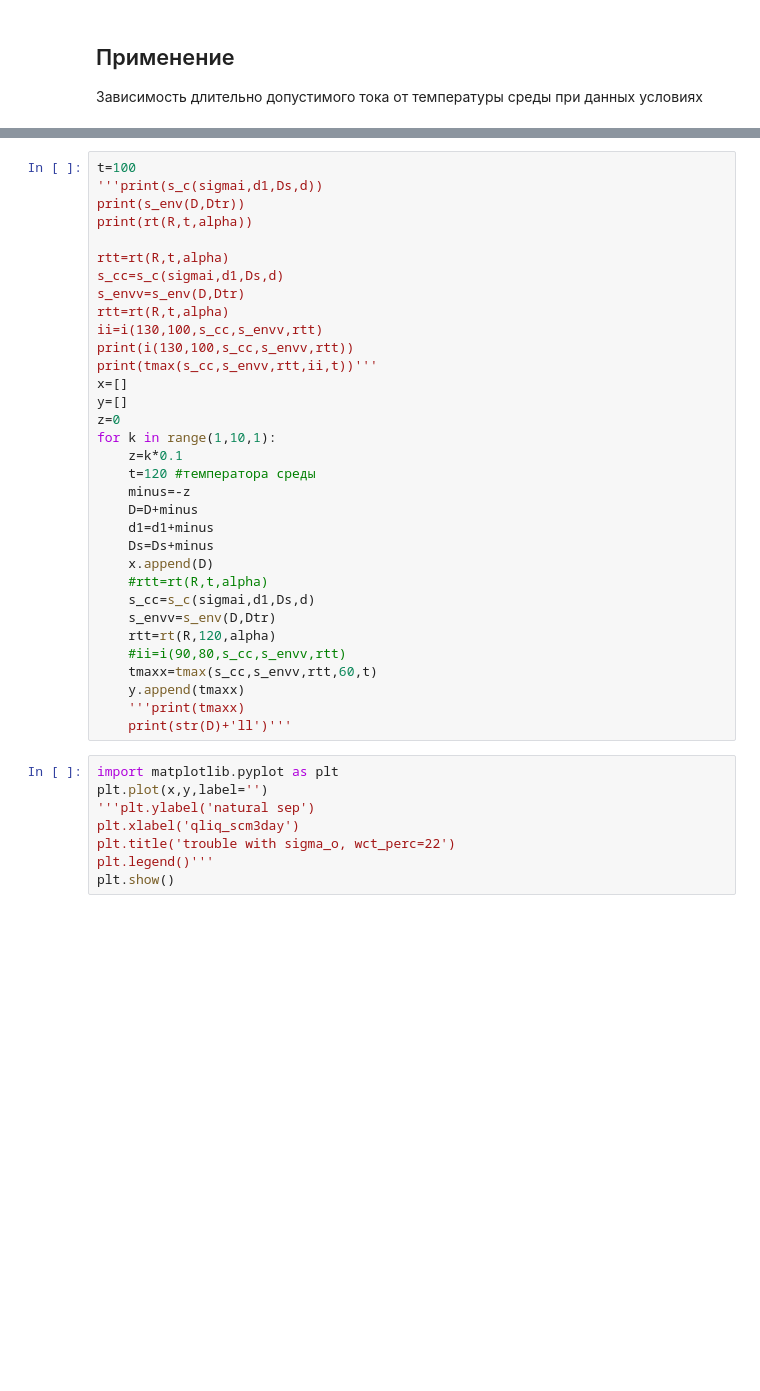
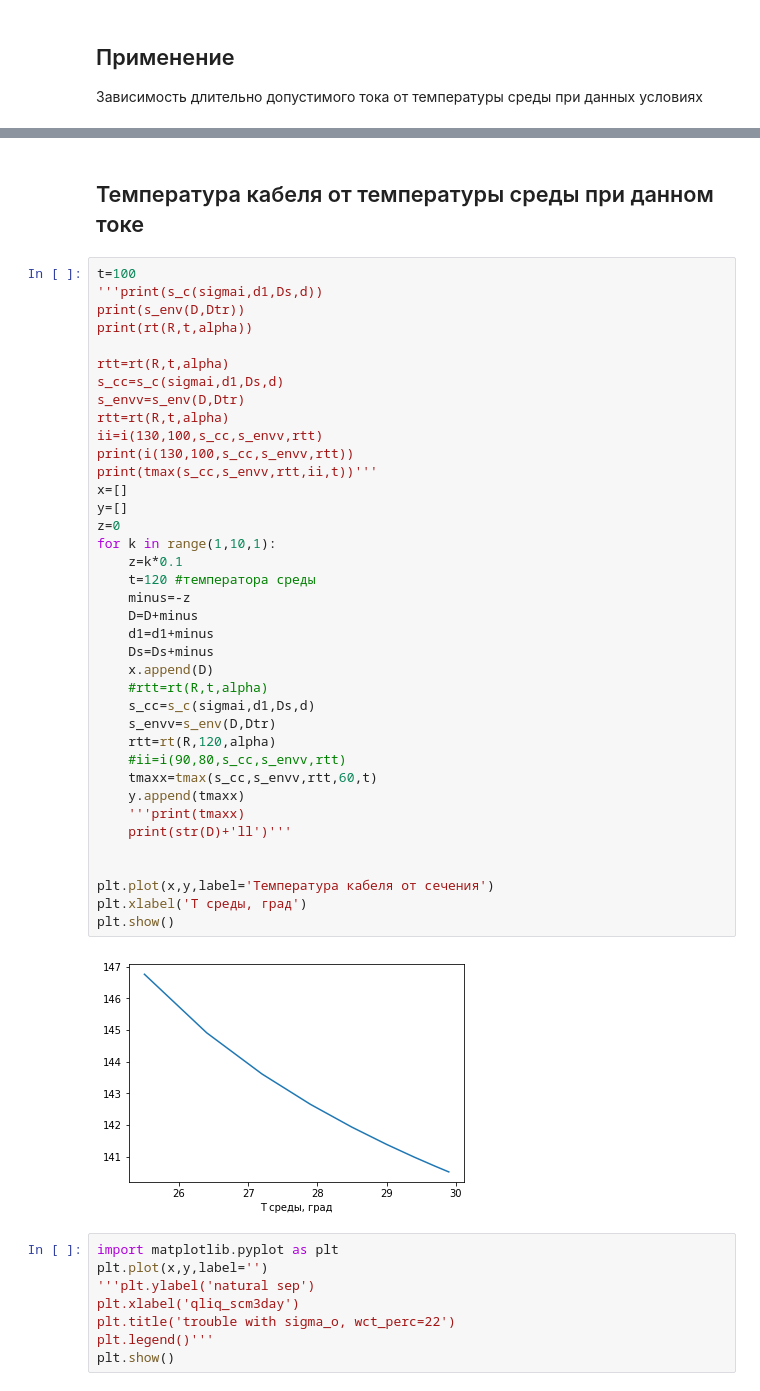
Before and after one commit to unifloc/unifloc_py, a Jupyter notebook: uTemperature/Расчет кабеля.ipynb, the cells around one changed output, grey strips where cells are left out. Saved outputs shown, nothing was run; the diff lists cells and outputs as text; blank space fills up the shorter version.

```diff
--- a/uTemperature/Расчет кабеля.ipynb
+++ b/uTemperature/Расчет кабеля.ipynb
@@ -83,36 +200,45 @@ plt.show()
+# %% [markdown]
+## Температура кабеля от температуры среды при данном токе
 # %%
 t=100
 '''print(s_c(sigmai,d1,Ds,d))
 print(s_env(D,Dtr))
 print(rt(R,t,alpha))
 
 rtt=rt(R,t,alpha)
 s_cc=s_c(sigmai,d1,Ds,d)
 s_envv=s_env(D,Dtr)
 rtt=rt(R,t,alpha)
 ii=i(130,100,s_cc,s_envv,rtt)
 print(i(130,100,s_cc,s_envv,rtt))
 print(tmax(s_cc,s_envv,rtt,ii,t))'''
 x=[]
 y=[]
 z=0
 for k in range(1,10,1):
     z=k*0.1
     t=120 #температора среды
     minus=-z
     D=D+minus
     d1=d1+minus
     Ds=Ds+minus
     x.append(D)
     #rtt=rt(R,t,alpha)
     s_cc=s_c(sigmai,d1,Ds,d)
     s_envv=s_env(D,Dtr)
     rtt=rt(R,120,alpha)
     #ii=i(90,80,s_cc,s_envv,rtt)
     tmaxx=tmax(s_cc,s_envv,rtt,60,t)
     y.append(tmaxx)
     '''print(tmaxx)
     print(str(D)+'ll')'''
+
+
+plt.plot(x,y,label='Температура кабеля от сечения')
+plt.xlabel('T среды, град')
+plt.show()
+# %% [output]
+[figure, added]
 # %%
 import matplotlib.pyplot as plt
 plt.plot(x,y,label='')
```
Also changed, not shown: parts of 13 cells of this notebook, 3 other files.
